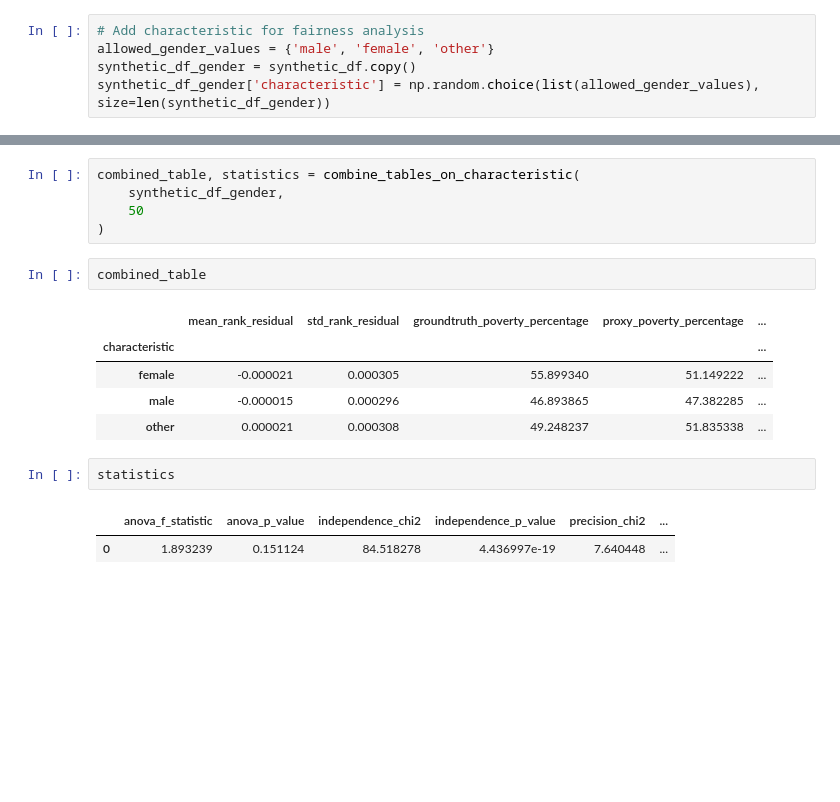
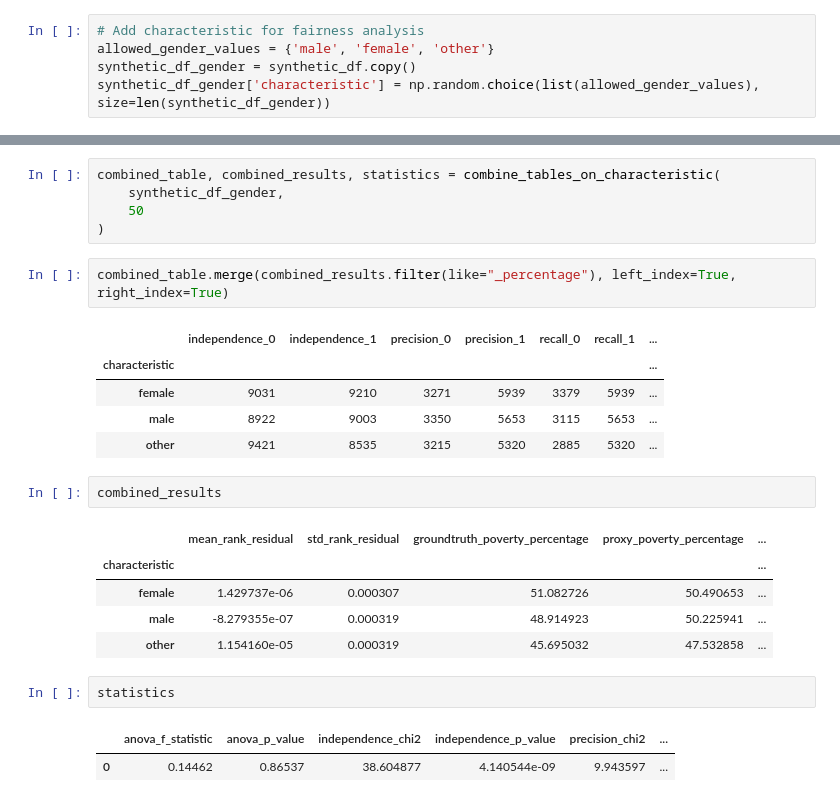
Before and after one commit to Global-Opportunity-Lab/cider, a Jupyter notebook: notebooks/validation_metrics.ipynb, the cells around one changed output, grey strips where cells are left out. Cells and saved outputs as stored; diff of their text form; blank space fills up the shorter version.

```diff
--- a/notebooks/validation_metrics.ipynb
+++ b/notebooks/validation_metrics.ipynb
@@ -215,18 +225,26 @@ calculate_demographic_parity_table_per_characteristic(
 # %%
-combined_table, statistics = combine_tables_on_characteristic(
+combined_table, combined_results, statistics = combine_tables_on_characteristic(
     synthetic_df_gender,
     50
 )
 # %%
-combined_table
+combined_table.merge(combined_results.filter(like="_percentage"), left_index=True, right_index=True)
 # %% [output]
-|  | mean_rank_residual | std_rank_residual | groundtruth_poverty_percentage | proxy_poverty_percentage | ... |
-| characteristic |  |  |  |  | ... |
-| female | -0.000021 | 0.000305 | 55.899340 | 51.149222 | ... |
-| male | -0.000015 | 0.000296 | 46.893865 | 47.382285 | ... |
-| other | 0.000021 | 0.000308 | 49.248237 | 51.835338 | ... |
+|  | independence_0 | independence_1 | precision_0 | precision_1 | recall_0 | recall_1 | ... |
+| characteristic |  |  |  |  |  |  | ... |
+| female | 9031 | 9210 | 3271 | 5939 | 3379 | 5939 | ... |
+| male | 8922 | 9003 | 3350 | 5653 | 3115 | 5653 | ... |
+| other | 9421 | 8535 | 3215 | 5320 | 2885 | 5320 | ... |
 # %%
-statistics
+combined_results
 # %% [output]
-|  | anova_f_statistic | anova_p_value | independence_chi2 | independence_p_value | precision_chi2 | ... |
-| 0 | 1.893239 | 0.151124 | 84.518278 | 4.436997e-19 | 7.640448 | ... |
+|  | mean_rank_residual | std_rank_residual | groundtruth_poverty_percentage | proxy_poverty_percentage | ... |
+| characteristic |  |  |  |  | ... |
+| female | 1.429737e-06 | 0.000307 | 51.082726 | 50.490653 | ... |
+| male | -8.279355e-07 | 0.000319 | 48.914923 | 50.225941 | ... |
+| other | 1.154160e-05 | 0.000319 | 45.695032 | 47.532858 | ... |
+# %%
+statistics
+# %% [output]
+|  | anova_f_statistic | anova_p_value | independence_chi2 | independence_p_value | precision_chi2 | ... |
+| 0 | 0.14462 | 0.86537 | 38.604877 | 4.140544e-09 | 9.943597 | ... |
```
Also changed, not shown: parts of 13 cells of this notebook, 4 other files.
